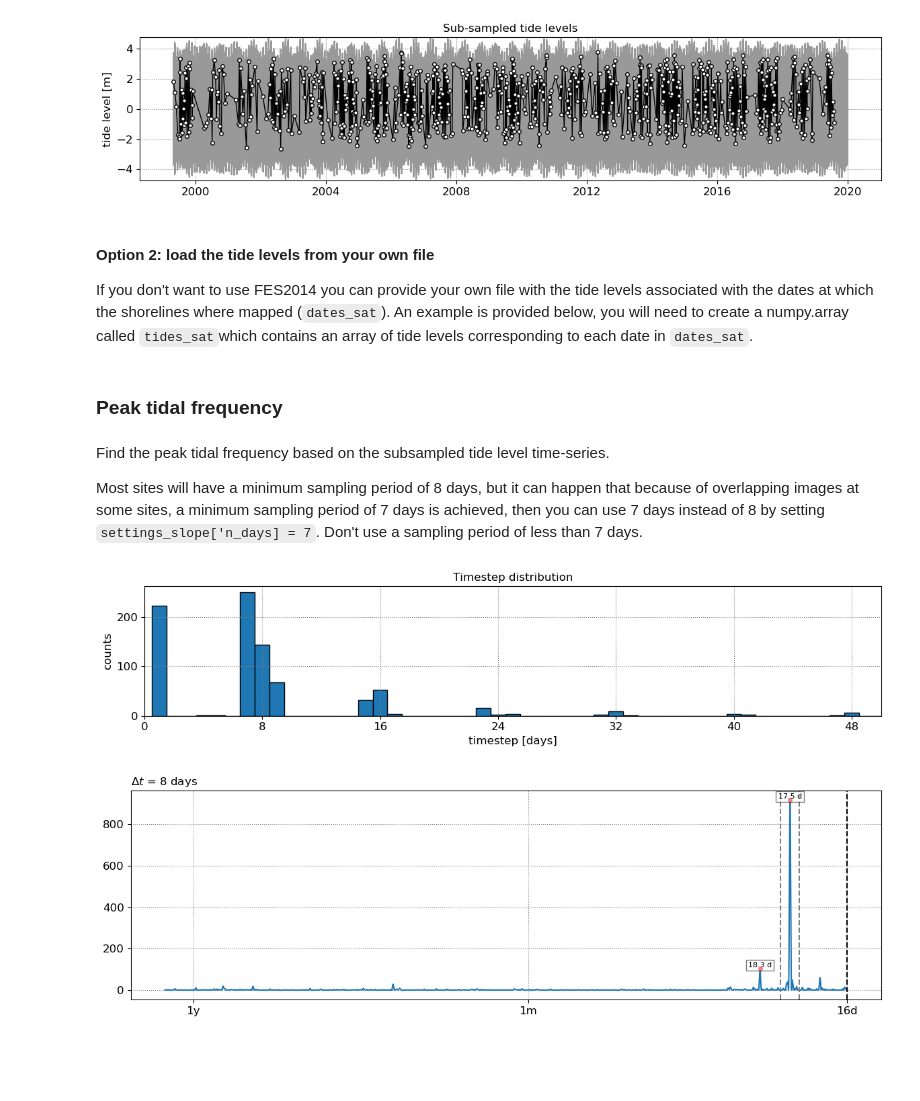
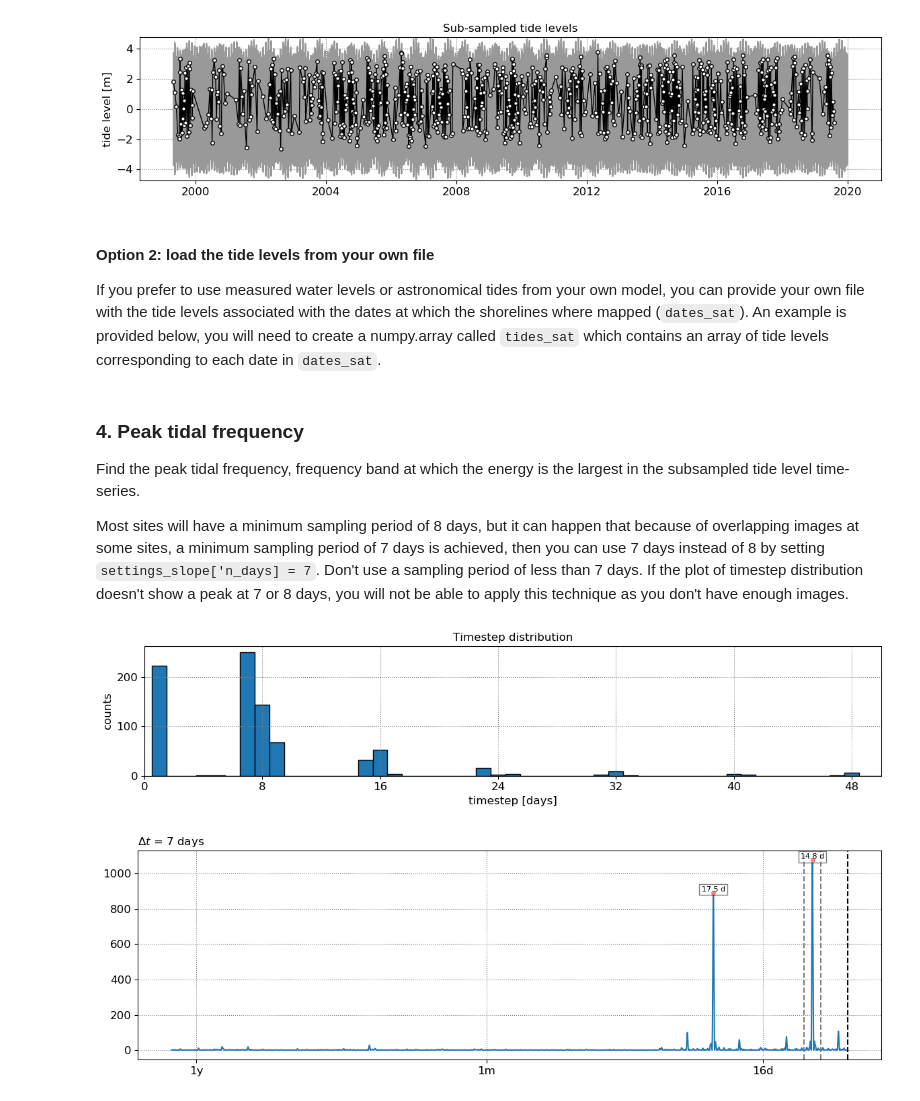
Before and after one commit to kvos/CoastSat.slope, a Jupyter notebook: example_slope_Cable_beach.ipynb, the cells around one changed output. Drawn from its saved outputs; the diff is of its cells as text; code cells hidden in the pictures; blank space fills up the shorter version.

```diff
--- a/example_slope_Cable_beach.ipynb
+++ b/example_slope_Cable_beach.ipynb
@@ -170,7 +173,7 @@ ax.set_ylim(SDS_slope.get_min_max(tide_fes));
 # %% [markdown]
 #### Option 2: load the tide levels from your own file
 
-If you don't want to use FES2014 you can provide your own file with the tide levels associated with the dates at which the shorelines where mapped (`dates_sat`). An example is provided below, you will need to create a numpy.array called `tides_sat`which contains an array of tide levels corresponding to each date in `dates_sat`.
+If you prefer to use measured water levels or astronomical tides from your own model, you can provide your own file with the tide levels associated with the dates at which the shorelines where mapped (`dates_sat`). An example is provided below, you will need to create a numpy.array called `tides_sat` which contains an array of tide levels corresponding to each date in `dates_sat`.
 # %%
 # Option 2. load tide levels corresponding to "dates_sat" from a file
 # with open(os.path.join('example_data', sitename + '_tide' + '.pkl'), 'rb') as f:
@@ -179,25 +183,25 @@ If you don't want to use FES2014 you can provide your own file with the tide lev
-# %% [markdown]
-### Peak tidal frequency
 # %% [markdown]
-Find the peak tidal frequency based on the subsampled tide level time-series.
+### 4. Peak tidal frequency
 
-Most sites will have a minimum sampling period of 8 days, but it can happen that because of overlapping images at some sites, a minimum sampling period of 7 days is achieved, then you can use 7 days instead of 8 by setting `settings_slope['n_days] = 7`. Don't use a sampling period of less than 7 days.
+Find the peak tidal frequency, frequency band at which the energy is the largest in the subsampled tide level time-series.
+
+Most sites will have a minimum sampling period of 8 days, but it can happen that because of overlapping images at some sites, a minimum sampling period of 7 days is achieved, then you can use 7 days instead of 8 by setting `settings_slope['n_days] = 7`. Don't use a sampling period of less than 7 days. If the plot of timestep distribution doesn't show a peak at 7 or 8 days, you will not be able to apply this technique as you don't have enough images.
 # %%
 # plot time-step distribution
 t = np.array([_.timestamp() for _ in dates_sat]).astype('float64')
 delta_t = np.diff(t)
 fig, ax = plt.subplots(1,1,figsize=(12,3), tight_layout=True)
 ax.grid(which='major', linestyle=':', color='0.5')
 bins = np.arange(np.min(delta_t)/seconds_in_day, np.max(delta_t)/seconds_in_day+1,1)-0.5
 ax.hist(delta_t/seconds_in_day, bins=bins, ec='k', width=1);
 ax.set(xlabel='timestep [days]', ylabel='counts',
        xticks=settings_slope['n_days']*np.arange(0,20),
        xlim=[0,50], title='Timestep distribution');
 
 # find tidal peak frequency
-settings_slope['n_days'] = 8
+settings_slope['n_days'] = 7
 settings_slope['freqs_max'] = SDS_slope.find_tide_peak(dates_sat,tide_sat,settings_slope)
 # %% [output]
 [figure]
-[figure, old version]
+[figure, new version]
 # %% [markdown]
```
Also changed, not shown: parts of 10 cells of this notebook, 2 other files.
